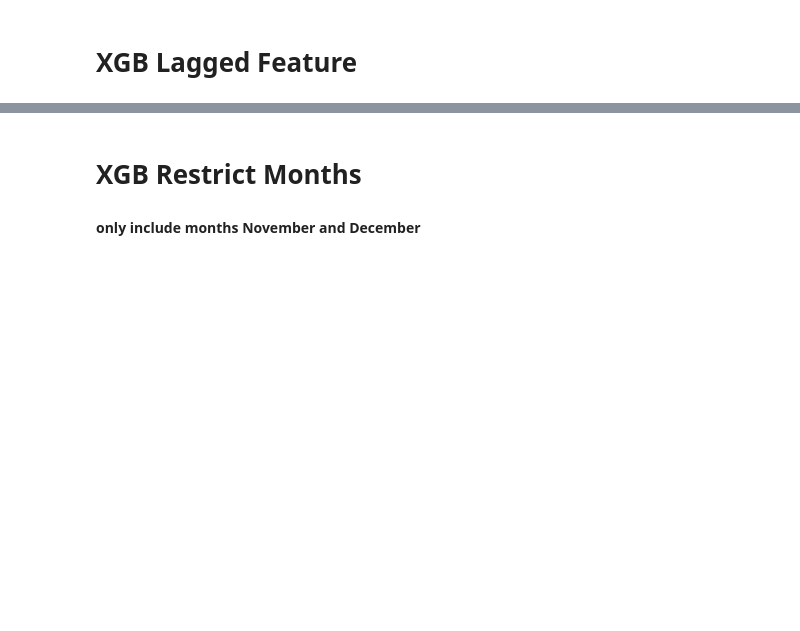
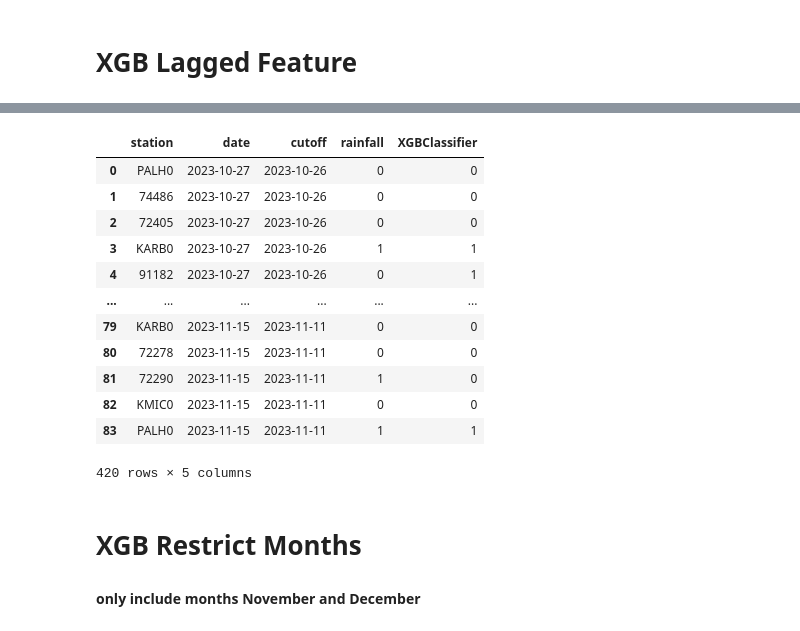
Before and after one commit to mb208/604Final, a Jupyter notebook: notebooks/xgb_prophet_playground.ipynb, the cells around one changed output, grey strips where cells are left out. Saved outputs shown, nothing was run; the diff lists cells and outputs as text; code cells hidden in the pictures; blank space fills up the shorter version.

```diff
--- a/notebooks/xgb_prophet_playground.ipynb
+++ b/notebooks/xgb_prophet_playground.ipynb
@@ -729,0 +914,15 @@ xgb_data["temp_mean"].ewm(alpha=.9, adjust=False).mean().shape
+# %%
+model_list= [xgb.XGBClassifier(random_state=0,
+                            max_depth = 10,
+                            n_estimators=500,
+                            learning_rate= 0.1,
+                            objective =  'reg:logistic')]
+# %%
+fcst = mlforecast.MLForecast(models=model_list,
+                   freq='D',
+                   lags=[1,7,14],
+                   lag_transforms={
+                       1: [(rolling_mean, 7)],
+                   },
+                   date_features=['dayofweek', 'month', "year", "dayofyear"],
+                   num_threads=6)
@@ -729,0 +1025,5 @@ xgb_data["temp_mean"].ewm(alpha=.9, adjust=False).mean().shape
+# %%
+fcst.fit(train_data_pd, id_col='station',
+         time_col='date',
+         target_col='rainfall',
+         static_features=static_feats)
@@ -729,0 +1085,7 @@ xgb_data["temp_mean"].ewm(alpha=.9, adjust=False).mean().shape
+# %%
+fcst.cross_validation(train_data_pd,
+                      id_col='station',n_windows=5,
+                      h=4, time_col='date',
+                      target_col='rainfall',
+                      static_features=static_feats)
+# %% [output]
@@ -730,3 +1109,16 @@ xgb_data["temp_mean"].ewm(alpha=.9, adjust=False).mean().shape
+|  | station | date | cutoff | rainfall | XGBClassifier |
+| 0 | PALH0 | 2023-10-27 | 2023-10-26 | 0 | 0 |
+| 1 | 74486 | 2023-10-27 | 2023-10-26 | 0 | 0 |
+| 2 | 72405 | 2023-10-27 | 2023-10-26 | 0 | 0 |
+| 3 | KARB0 | 2023-10-27 | 2023-10-26 | 1 | 1 |
+| 4 | 91182 | 2023-10-27 | 2023-10-26 | 0 | 1 |
+| ... | ... | ... | ... | ... | ... |
+| 79 | KARB0 | 2023-11-15 | 2023-11-11 | 0 | 0 |
+| 80 | 72278 | 2023-11-15 | 2023-11-11 | 0 | 0 |
+| 81 | 72290 | 2023-11-15 | 2023-11-11 | 1 | 0 |
+| 82 | KMIC0 | 2023-11-15 | 2023-11-11 | 0 | 0 |
+| 83 | PALH0 | 2023-11-15 | 2023-11-11 | 1 | 1 |
+420 rows × 5 columns
 # %% [markdown]
 # XGB Restrict Months
 #### only include months November and December
```
Also changed, not shown: parts of 51 cells of this notebook.
